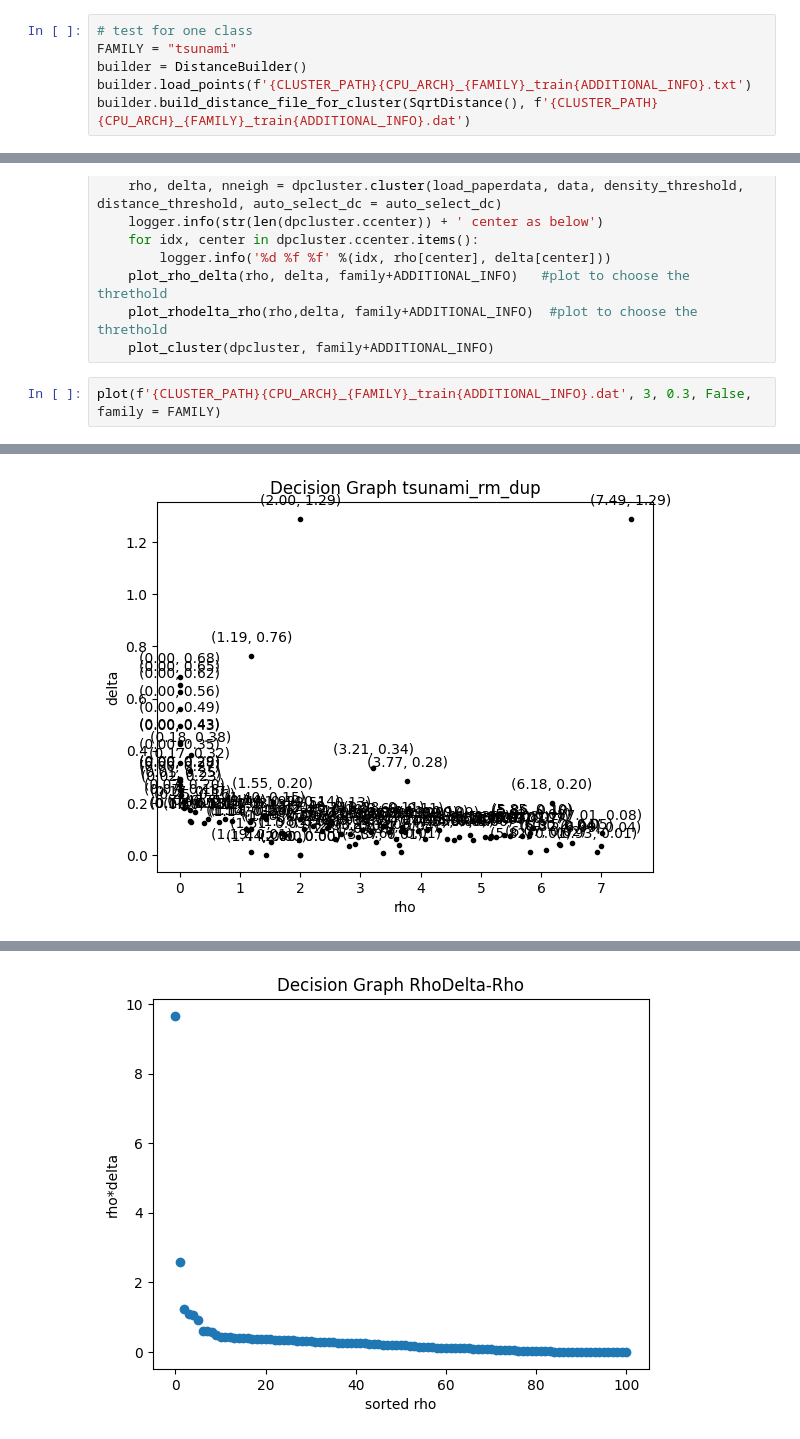
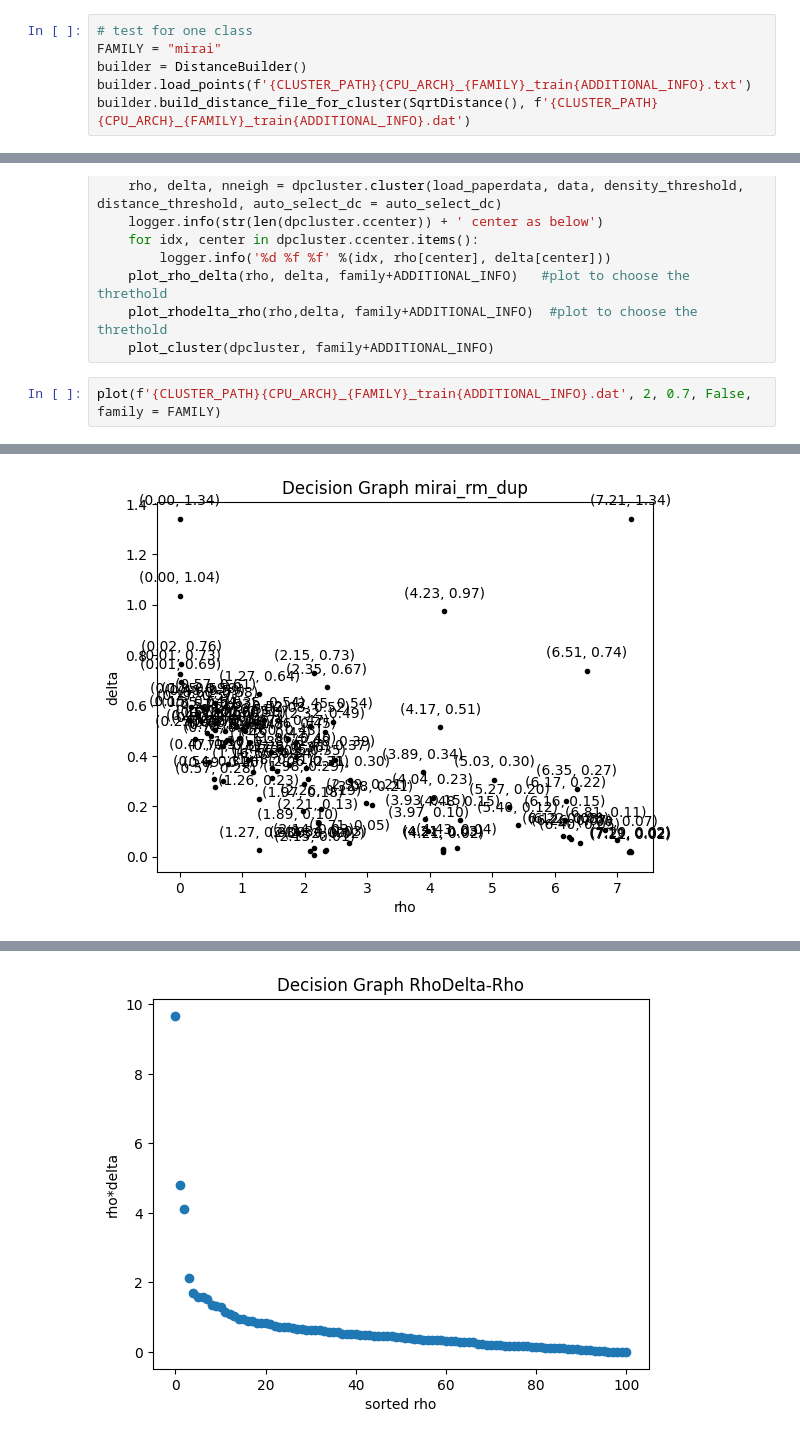
Before and after one commit to mandyCheen/Prototype_Learning_Byte_Sequence, a Jupyter notebook: densityCluser.ipynb, the cells around one changed output, grey strips where cells are left out. Cells and saved outputs as stored; diff of their text form.

Commit message:
Fix cluster model

```diff
--- a/densityCluser.ipynb
+++ b/densityCluser.ipynb
@@ -133,7 +133,7 @@ class SqrtDistance(Distance):
     return sqrt(sum([pow(item, 2) for item in vec]))
 # %%
 # test for one class
-FAMILY = "tsunami"
+FAMILY = "mirai"
 builder = DistanceBuilder()
 builder.load_points(f'{CLUSTER_PATH}{CPU_ARCH}_{FAMILY}_train{ADDITIONAL_INFO}.txt')
 builder.build_distance_file_for_cluster(SqrtDistance(), f'{CLUSTER_PATH}{CPU_ARCH}_{FAMILY}_train{ADDITIONAL_INFO}.dat')
@@ -191,5 +191,5 @@ def plot(data, density_threshold, distance_threshold, auto_select_dc = False, fa
 	plot_rhodelta_rho(rho,delta, family+ADDITIONAL_INFO)  #plot to choose the threthold
 	plot_cluster(dpcluster, family+ADDITIONAL_INFO)
 # %%
-plot(f'{CLUSTER_PATH}{CPU_ARCH}_{FAMILY}_train{ADDITIONAL_INFO}.dat', 3, 0.3, False, family = FAMILY)
+plot(f'{CLUSTER_PATH}{CPU_ARCH}_{FAMILY}_train{ADDITIONAL_INFO}.dat', 2, 0.7, False, family = FAMILY)
 # %% [output]
@@ -213 +213 @@ plot(f'{CLUSTER_PATH}{CPU_ARCH}_{FAMILY}_train{ADDITIONAL_INFO}.dat', 3, 0.3, Fa
-[figure, old version]
+[figure, new version]
@@ -215 +215 @@ plot(f'{CLUSTER_PATH}{CPU_ARCH}_{FAMILY}_train{ADDITIONAL_INFO}.dat', 3, 0.3, Fa
-[figure, old version]
+[figure, new version]
```
Also changed, not shown: parts of 1 cell of this notebook, 13 other files.
